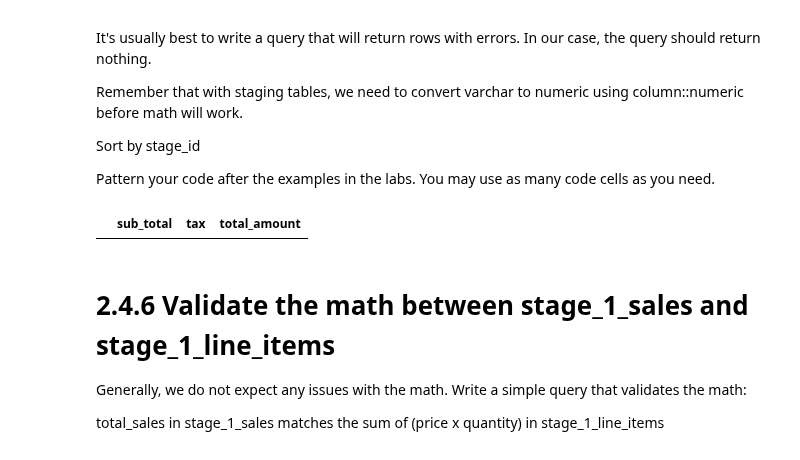
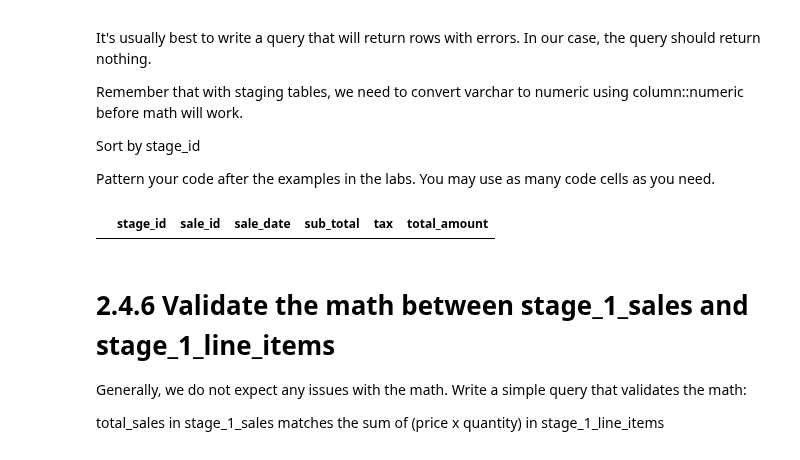
Before and after one commit to jvgalvin/Portfolio, a Jupyter notebook: project_2_4.ipynb, the cells around one changed output. Cells and saved outputs as stored; diff of their text form; code cells hidden in the pictures.

```diff
--- a/project_2_4.ipynb
+++ b/project_2_4.ipynb
@@ -277,23 +277,21 @@ Pattern your code after the examples in the labs.  You may use as many code cell
 # %%
 # Validate that total_amount = sub_total + tax in stage_1_peak_sales
 
 rollback_before_flag = True
 rollback_after_flag = True
 
 query = """
 
-select sub_total,
-        tax,
-        total_amount
+select *
 from stage_1_peak_sales
 where total_amount::numeric <> (sub_total::numeric + tax::numeric)
 order by stage_id;
 
 """
 
 my_select_query_pandas(query, rollback_before_flag, rollback_after_flag)
 # %% [output]
-|  | sub_total | tax | total_amount |
+|  | stage_id | sale_id | sale_date | sub_total | tax | total_amount |
 # %% [markdown]
 # 2.4.6 Validate the math between stage_1_sales and stage_1_line_items
 
```
Also changed, not shown: parts of 7 cells of this notebook.
